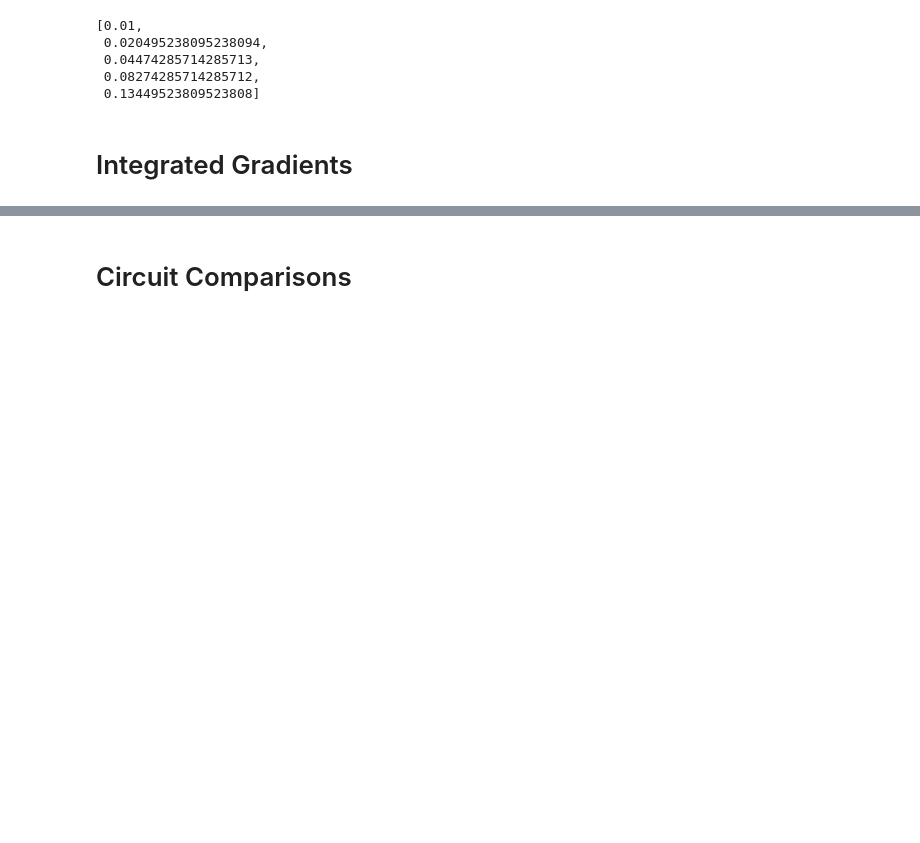
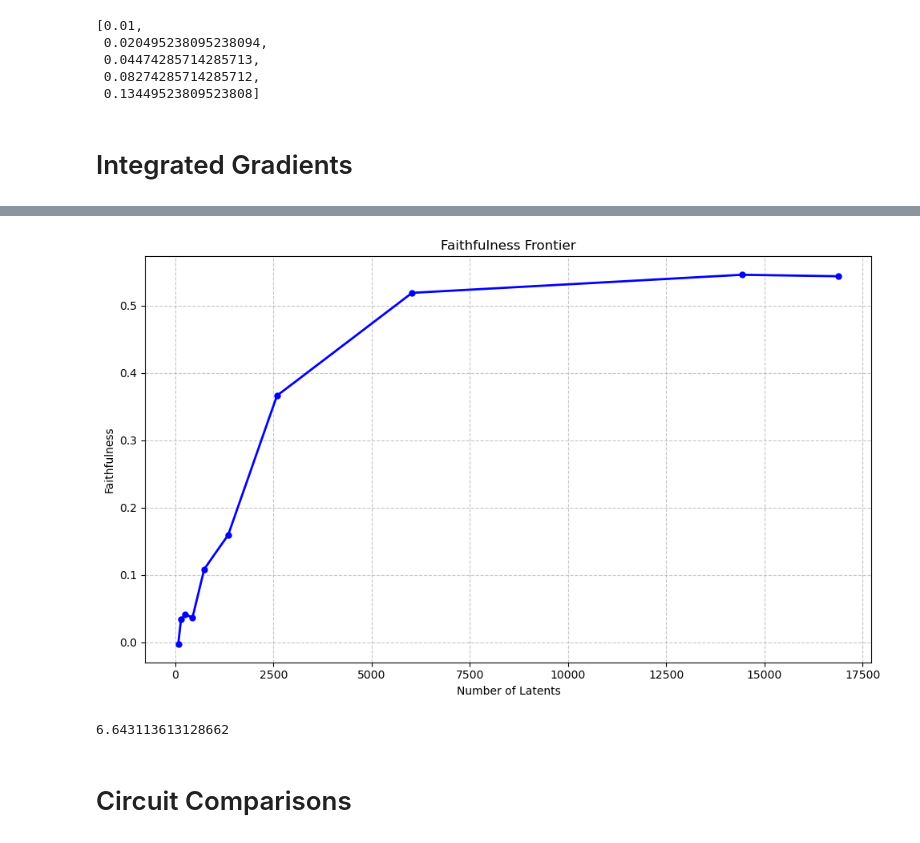
Before and after one commit to NainaniJatinZ/ScalableSAECircuits, a Jupyter notebook: GenericNotebook.ipynb, the cells around one changed output, grey strips where cells are left out. Saved outputs shown, nothing was run; the diff lists cells and outputs as text; code cells hidden in the pictures; blank space fills up the shorter version.

```diff
--- a/GenericNotebook.ipynb
+++ b/GenericNotebook.ipynb
@@ -392,11 +392,18 @@ example_length = 7
 {'clean_prefix': 'The friends that the dancer visits', 'patch_prefix': 'The friend that the dancer visits', 'clean_answer': ' go', 'patch_answer': ' goes', 'case': 'plural_singular'}
 # %%
 import json
-N = 5
+N = 6
 K = 1
-file_path = f'data/codereason/key/data_len{N}_digit{K}.json'
+file_path = f'data/codereason/index/data_len{N}_digit{K}.json'
 with open(file_path, 'r') as file:
     data = json.load(file)
 data[0]
-example_length = 41
+example_length = 29 # 41
+# %%
+import json
+file_path = f'data/ioi/ioi_train_21.json'
+with open(file_path, 'r') as file:
+    data = json.load(file)
+data[0]
+example_length = 20 # 41
 # %%
@@ -955,7 +1009,42 @@ def get_faithfulness_frontier(mask_producer_fn, start_threshold, end_threshold,
         faithfulness_scores.append([num_latents, faithfulness_ratio])
     return faithfulness_scores
 # %%
-ig_faithfulness_frontier = get_faithfulness_frontier(produce_ig_binary_masks, 0.00005, 0.05, clean_tokens, clean_label_tokens, corr_label_tokens, avg_logit_diff, steps=10, modify_fn=lambda x: x**2)
+ig_faithfulness_frontier = get_faithfulness_frontier(produce_ig_binary_masks, 0.00001, 0.01, clean_tokens, clean_label_tokens, corr_label_tokens, avg_model_diff, steps=10, modify_fn=lambda x: x**4)
+# %%
+
+def plot_faithfulness_frontier(faithfulness_frontier):
+    # Assuming faithfulness_frontier is your list of tuples
+    # Example: faithfulness_frontier = [(10, 0.8), (20, 0.85), (30, 0.89), ...]
+
+    # Unzip the tuples into separate lists for x and y coordinates
+    num_latents, faithfulness = zip(*faithfulness_frontier)
+
+    # Create the plot
+    plt.figure(figsize=(10, 6))
+    plt.plot(num_latents, faithfulness, 'b.-', linewidth=2, markersize=10)
+
+    # Add labels and title
+    plt.xlabel('Number of Latents')
+    plt.ylabel('Faithfulness')
+    plt.title('Faithfulness Frontier')
+
+    # Add grid for better readability
+    plt.grid(True, linestyle='--', alpha=0.7)
+
+    # Optionally, you can customize the axis ranges if needed
+    # plt.xlim([min(num_latents), max(num_latents)])
+    # plt.ylim([min(faithfulness), max(faithfulness)])
+
+    # Display the plot
+    plt.tight_layout()
+    plt.show()
+plot_faithfulness_frontier(ig_faithfulness_frontier)
+# %% [output]
+[figure, added]
+# %%
+avg_model_diff
+# %% [output]
+6.643113613128662
 # %% [markdown]
 # Circuit Comparisons
 # %% [markdown]
```
Also changed, not shown: parts of 25 cells of this notebook, 1 other file.
